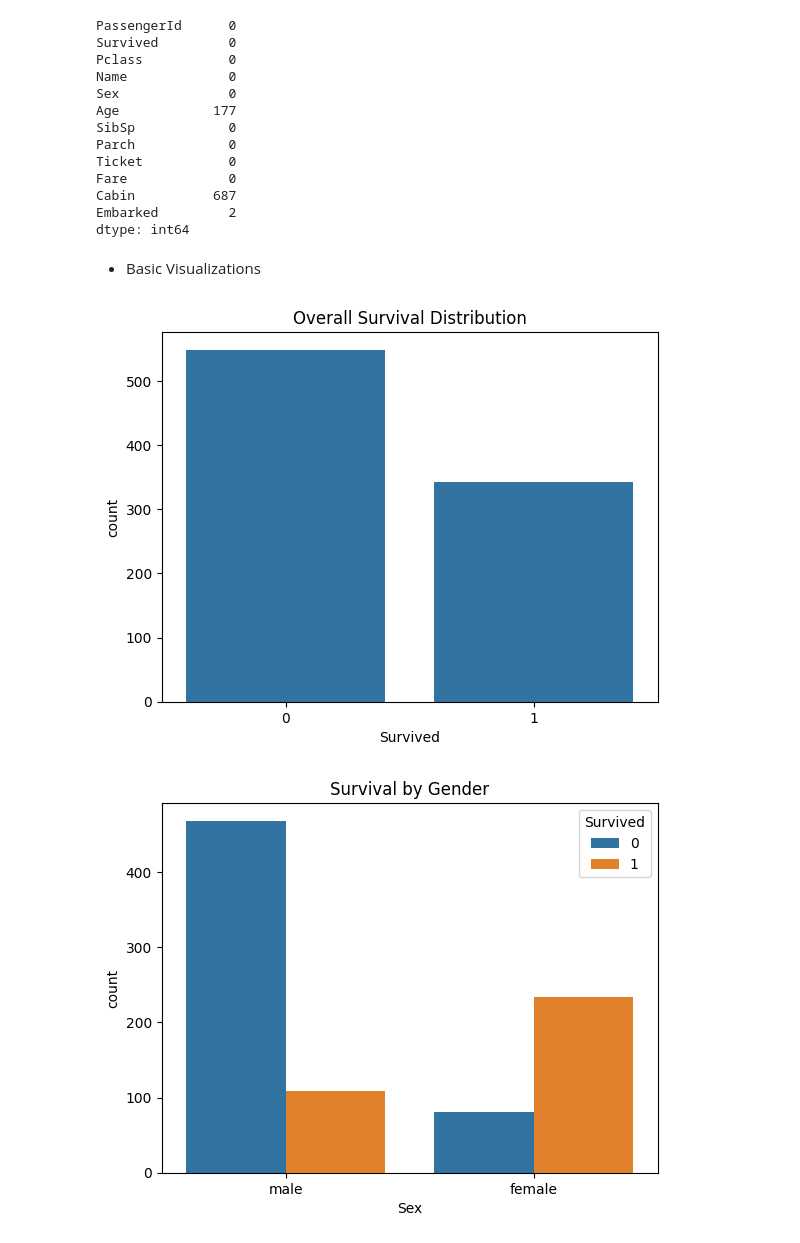
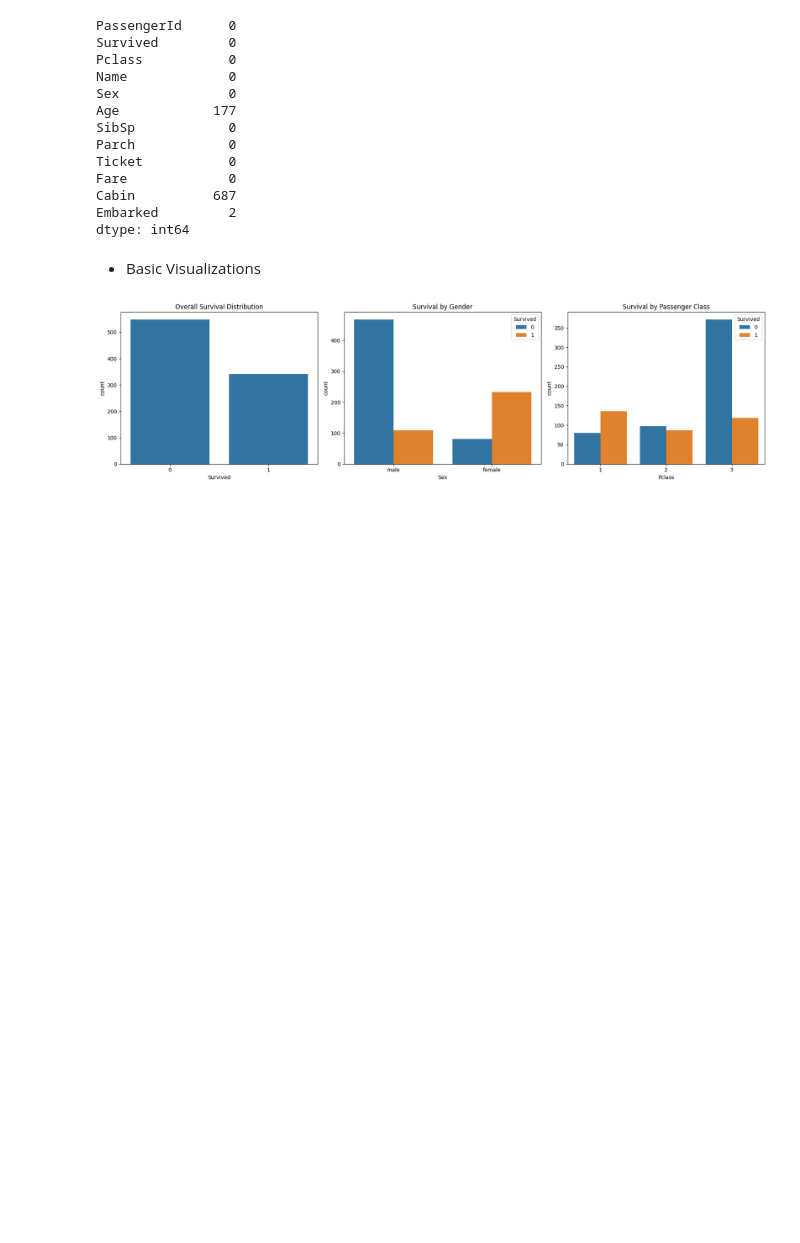
Before and after one commit to stkisengese/titanic-survial-prediction-ml, a Jupyter notebook: notebook/main.ipynb, the cells around one changed output. Cells and saved outputs as stored; diff of their text form; code cells hidden in the pictures; blank space fills up the shorter version.

```diff
--- a/notebook/main.ipynb
+++ b/notebook/main.ipynb
@@ -87,18 +82,20 @@ dtype: int64
 # %%
 import seaborn as sns
 import matplotlib.pyplot as plt
 
-sns.countplot(x="Survived", data=train)
-plt.title("Overall Survival Distribution")
+#define figure size and grid (1 row, 3 columns)
+fig, axes = plt.subplots(1, 3, figsize=(18, 5))
+
+sns.countplot(ax=axes[0], x="Survived", data=train)
+axes[0].set_title("Overall Survival Distribution")
+
+sns.countplot(ax=axes[1], x="Sex", hue="Survived", data=train)
+axes[1].set_title("Survival by Gender")
+
+sns.countplot(ax=axes[2],x="Pclass", hue="Survived", data=train)
+plt.title("Survival by Passenger Class")
+
+plt.tight_layout()
 plt.show()
-
-sns.countplot(x="Sex", hue="Survived", data=train)
-plt.title("Survival by Gender")
-plt.show()
-
-sns.countplot(x="Pclass", hue="Survived", data=train)
-plt.title("Survival by Passenger Class")
-plt.show()
 # %% [output]
-[figure, old version]
+[figure, new version]
-[figure, removed]
```
Also changed, not shown: parts of 6 cells of this notebook.
